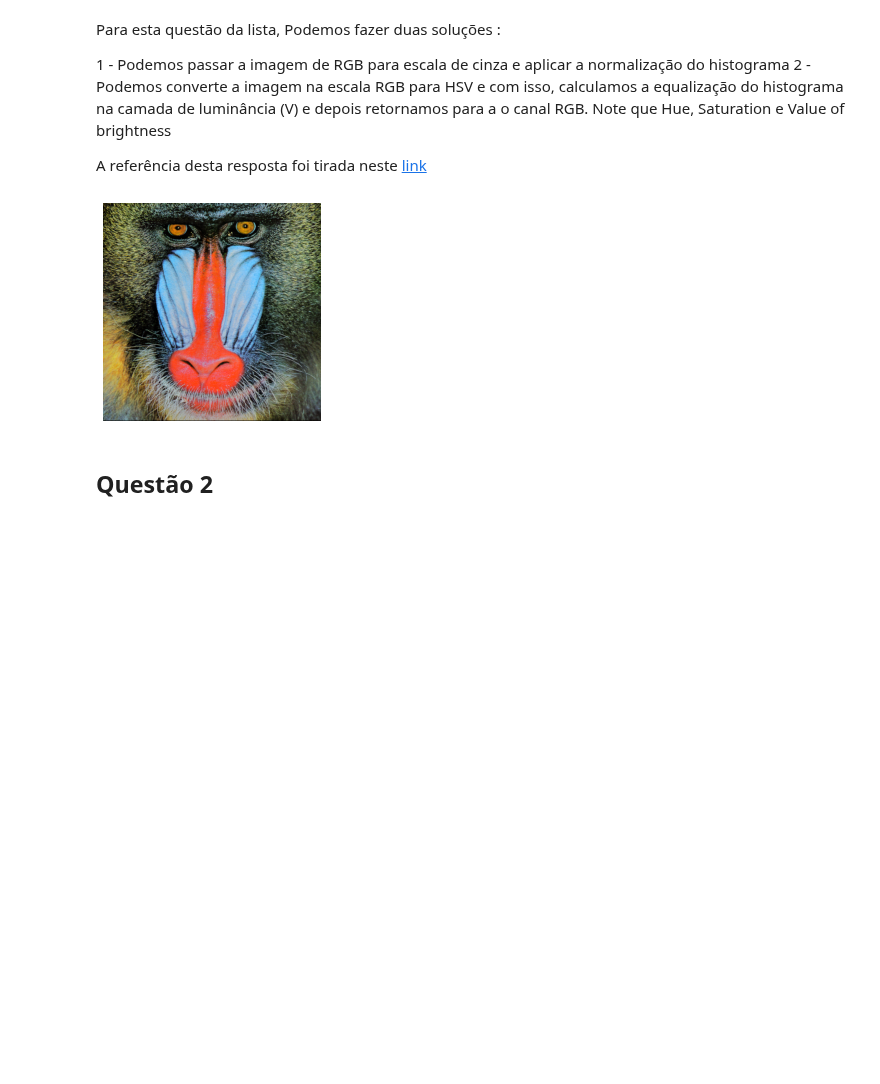
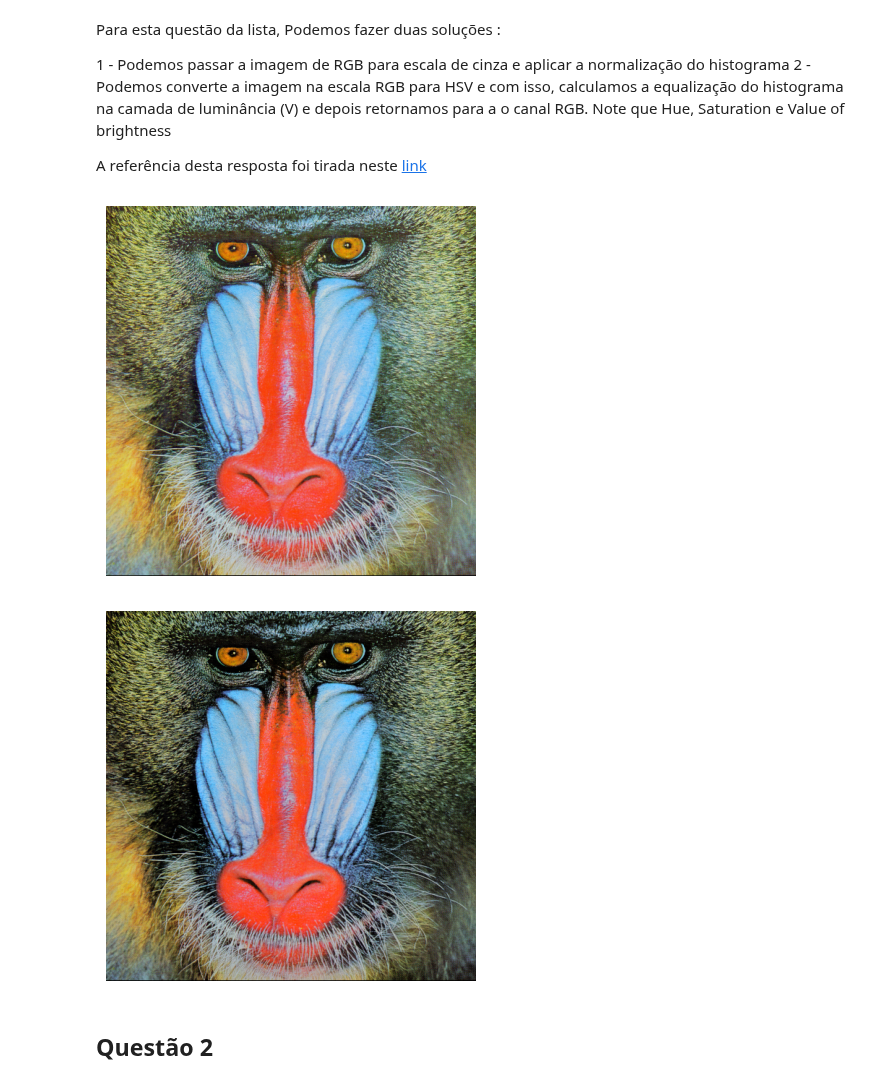
Before and after one commit to borin98/Introdu-o-ao-Processamento-de-Imagem-Digital, a Jupyter notebook: Listas Provas/Prova 1/Prova1.ipynb, the cells around one changed output. Saved outputs shown, nothing was run; the diff lists cells and outputs as text; code cells hidden in the pictures; blank space fills up the shorter version.

```diff
--- a/Listas Provas/Prova 1/Prova1.ipynb
+++ b/Listas Provas/Prova 1/Prova1.ipynb
@@ -25,16 +25,21 @@ def histogram_equalization(img_in: np.ndarray) -> np.ndarray:
     equ_v = cv2.equalizeHist(v)
     equ = cv2.merge((h, s, equ_v))
     img_out = cv2.cvtColor(equ, cv2.COLOR_HSV2RGB)
-    cv2.imwrite('RespostaPer1/output_name.png', img_out)
-    plt.imshow(img_out, cmap="gray", vmin=equ.min(), vmax=equ.max())
+    cv2.imwrite('RespostaPer1/output_name.png', img_out[..., ::-1])
+    plt.imshow(img_out, vmin=img_out.min(), vmax=img_out.max())
     plt.axis("off")
     plt.show()
     return img_out
 # %%
 babbon_img = cv2.imread("baboon.png")
+
+plt.imshow(babbon_img[...,::-1], vmin=babbon_img.min(), vmax=babbon_img.max())
+plt.axis("off")
+plt.show()
 res_img = histogram_equalization(babbon_img)
 # %% [output]
-[figure, old version]
+[figure, new version]
+[figure, added]
 # %% [markdown]
 ## Questão 2
 # %% [markdown]
```
Also changed, not shown: parts of 5 cells of this notebook, 1 other file.
